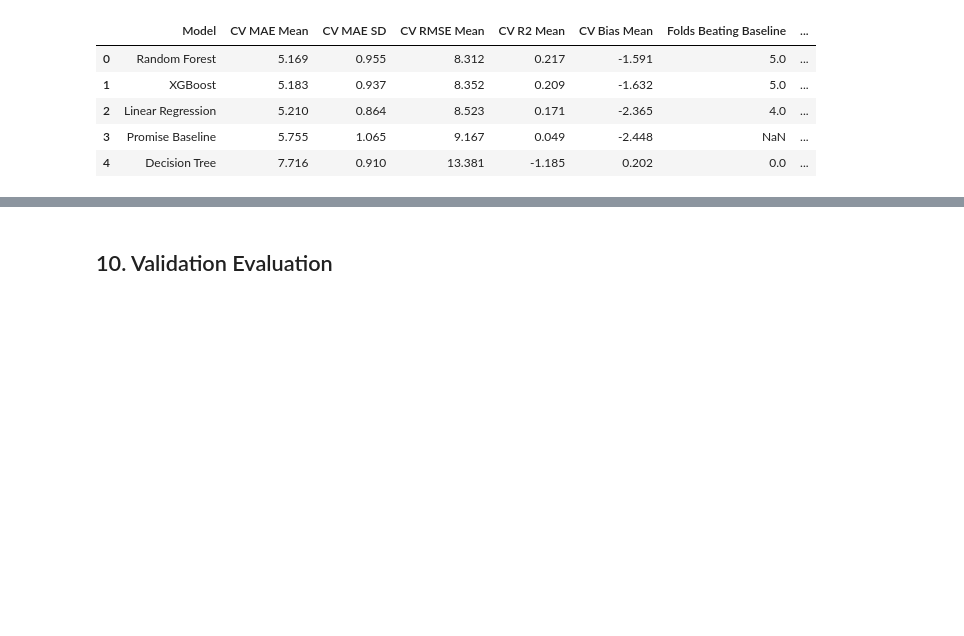
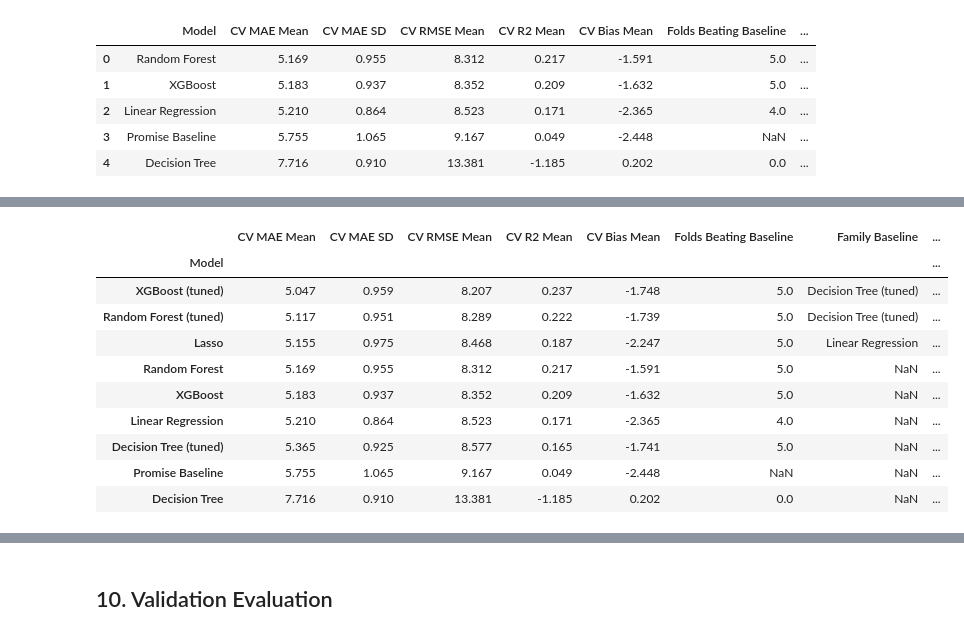
Before and after one commit to zhuamnq/Team2_IT5006_Ecommerce_Analytics_AY2627Sem1, a Jupyter notebook: notebooks/05_regression_delivery_time.ipynb, the cells around one changed output, grey strips where cells are left out. Drawn from its saved outputs; the diff is of its cells as text; code cells hidden in the pictures; blank space fills up the shorter version.

```diff
--- a/notebooks/05_regression_delivery_time.ipynb
+++ b/notebooks/05_regression_delivery_time.ipynb
@@ -301,0 +461,16 @@ display(cv_summary.round(3))
+# %%
+tuned_models = {
+    "Lasso": (clone(lasso_model).set_params(**best_params["Lasso"]), linear_features),
+    "Decision Tree (tuned)": (
+        clone(decision_tree_model).set_params(**best_params["Decision Tree"]), tree_features
+    ),
+    "Random Forest (tuned)": (
+        clone(random_forest_model).set_params(**best_params["Random Forest"]), tree_features
+    ),
+    "XGBoost (tuned)": (
+        clone(xgboost_model).set_params(**best_params["XGBoost"]), tree_features
+    ),
+}
+
+cv_results_tuned = evaluate_time_series_cv(tuned_models, train_df, cv_folds)
+cv_results_all = pd.concat([cv_results, cv_results_tuned], ignore_index=True)
@@ -301,0 +481,53 @@ display(cv_summary.round(3))
+# %%
+fold_mae_all = cv_results_all.pivot(index="fold", columns="model", values="mae")
+
+family_baseline_tuned = {
+    "Lasso": "Linear Regression",
+    "Random Forest (tuned)": "Decision Tree (tuned)",
+    "XGBoost (tuned)": "Decision Tree (tuned)",
+}
+
+tuned_summary = cv_results_all.groupby("model").agg(
+    mae_mean=("mae", "mean"),
+    mae_sd=("mae", "std"),
+    rmse_mean=("rmse", "mean"),
+    r2_mean=("r2", "mean"),
+    bias_mean=("bias", "mean"),
+)
+tuned_summary["folds_beating_baseline"] = (
+    fold_mae_all.lt(fold_mae_all["Promise Baseline"], axis=0).sum()
+)
+tuned_summary.loc["Promise Baseline", "folds_beating_baseline"] = np.nan
+tuned_summary["family_baseline"] = pd.Series(family_baseline_tuned)
+tuned_summary["folds_beating_family_baseline"] = pd.Series({
+    model: fold_mae_all[model].lt(fold_mae_all[baseline]).sum()
+    for model, baseline in family_baseline_tuned.items()
+})
+
+tuned_summary = (
+    tuned_summary.sort_values("mae_mean")
+    .rename(columns={
+        "mae_mean": "CV MAE Mean",
+        "mae_sd": "CV MAE SD",
+        "rmse_mean": "CV RMSE Mean",
+        "r2_mean": "CV R2 Mean",
+        "bias_mean": "CV Bias Mean",
+        "folds_beating_baseline": "Folds Beating Baseline",
+        "family_baseline": "Family Baseline",
+        "folds_beating_family_baseline": "Folds Beating Family Baseline",
+    })
+    .rename_axis("Model")
+)
+display(tuned_summary.round(3))
+# %% [output]
+|  | CV MAE Mean | CV MAE SD | CV RMSE Mean | CV R2 Mean | CV Bias Mean | Folds Beating Baseline | Family Baseline | ... |
+| Model |  |  |  |  |  |  |  | ... |
+| XGBoost (tuned) | 5.047 | 0.959 | 8.207 | 0.237 | -1.748 | 5.0 | Decision Tree (tuned) | ... |
+| Random Forest (tuned) | 5.117 | 0.951 | 8.289 | 0.222 | -1.739 | 5.0 | Decision Tree (tuned) | ... |
+| Lasso | 5.155 | 0.975 | 8.468 | 0.187 | -2.247 | 5.0 | Linear Regression | ... |
+| Random Forest | 5.169 | 0.955 | 8.312 | 0.217 | -1.591 | 5.0 | NaN | ... |
+| XGBoost | 5.183 | 0.937 | 8.352 | 0.209 | -1.632 | 5.0 | NaN | ... |
+| Linear Regression | 5.210 | 0.864 | 8.523 | 0.171 | -2.365 | 4.0 | NaN | ... |
+| Decision Tree (tuned) | 5.365 | 0.925 | 8.577 | 0.165 | -1.741 | 5.0 | NaN | ... |
+| Promise Baseline | 5.755 | 1.065 | 9.167 | 0.049 | -2.448 | NaN | NaN | ... |
+| Decision Tree | 7.716 | 0.910 | 13.381 | -1.185 | 0.202 | 0.0 | NaN | ... |
```
Also changed, not shown: parts of 21 cells of this notebook.
